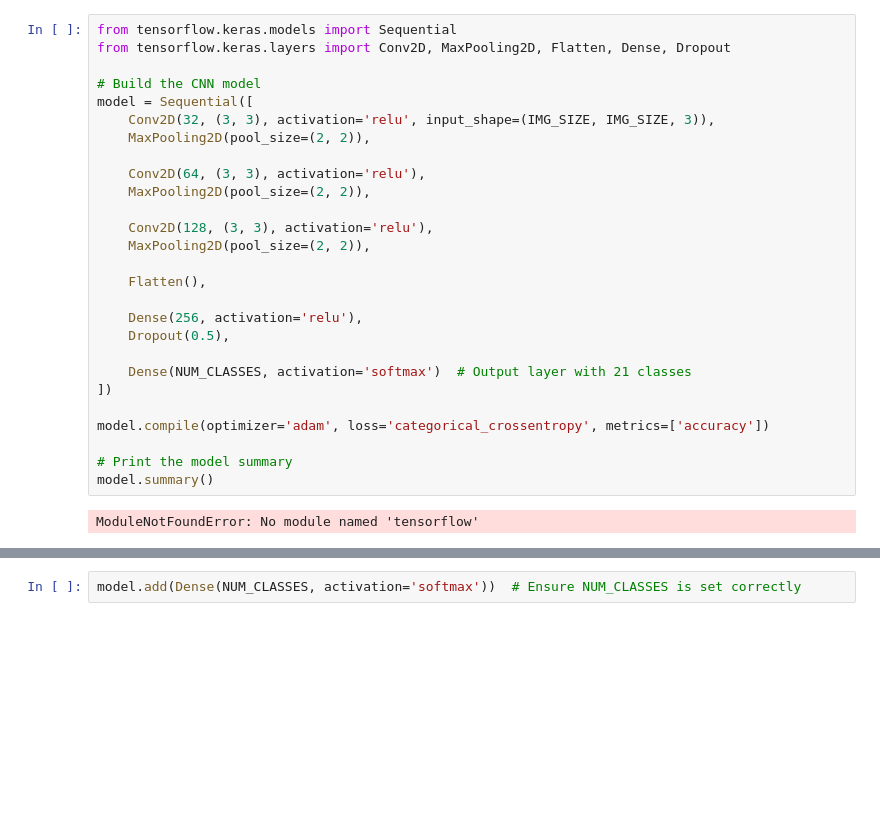
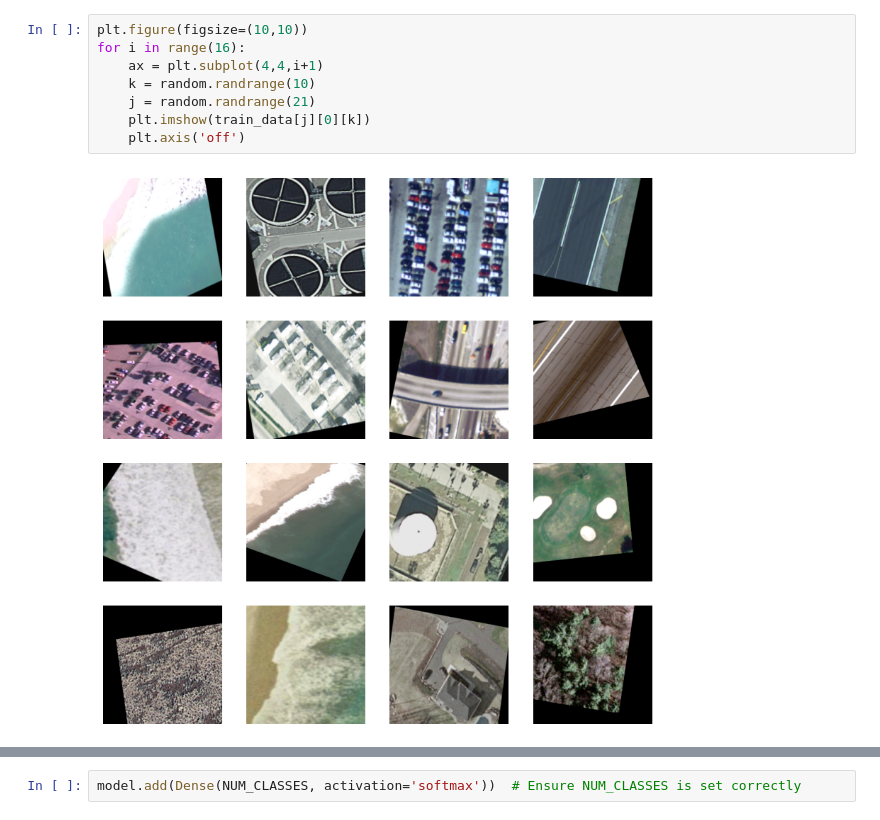
Before and after one commit to Sauravsingh44/ChangePrediction, a Jupyter notebook: ModelA/ChangePrediction2.ipynb, the cells around one changed output, grey strips where cells are left out. Saved outputs shown, nothing was run; the diff lists cells and outputs as text; blank space fills up the shorter version.

```diff
--- a/ModelA/ChangePrediction2.ipynb
+++ b/ModelA/ChangePrediction2.ipynb
@@ -39,30 +51,11 @@ ModuleNotFoundError: No module named 'tensorflow'
 # %%
-from tensorflow.keras.models import Sequential
-from tensorflow.keras.layers import Conv2D, MaxPooling2D, Flatten, Dense, Dropout
-
-# Build the CNN model
-model = Sequential([
-    Conv2D(32, (3, 3), activation='relu', input_shape=(IMG_SIZE, IMG_SIZE, 3)),
-    MaxPooling2D(pool_size=(2, 2)),
-
-    Conv2D(64, (3, 3), activation='relu'),
-    MaxPooling2D(pool_size=(2, 2)),
-
-    Conv2D(128, (3, 3), activation='relu'),
-    MaxPooling2D(pool_size=(2, 2)),
-
-    Flatten(),
-
-    Dense(256, activation='relu'),
-    Dropout(0.5),
-
-    Dense(NUM_CLASSES, activation='softmax')  # Output layer with 21 classes
-])
-
-model.compile(optimizer='adam', loss='categorical_crossentropy', metrics=['accuracy'])
-
-# Print the model summary
-model.summary()
+plt.figure(figsize=(10,10))
+for i in range(16):
+    ax = plt.subplot(4,4,i+1)
+    k = random.randrange(10)
+    j = random.randrange(21)
+    plt.imshow(train_data[j][0][k])
+    plt.axis('off')
 # %% [output]
-ModuleNotFoundError: No module named 'tensorflow'
+[figure, added]
 # %%
```
Also changed, not shown: parts of 9 cells of this notebook, 1 other file.
